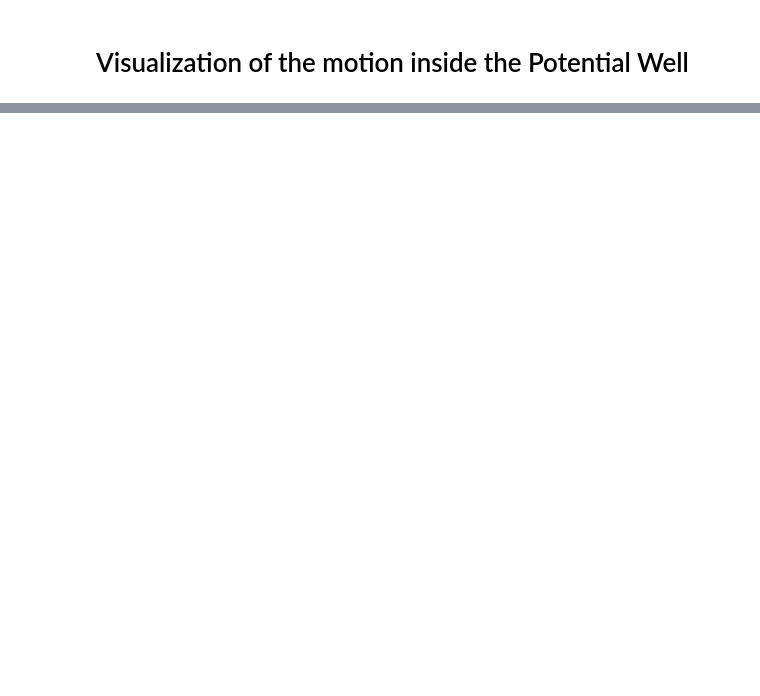
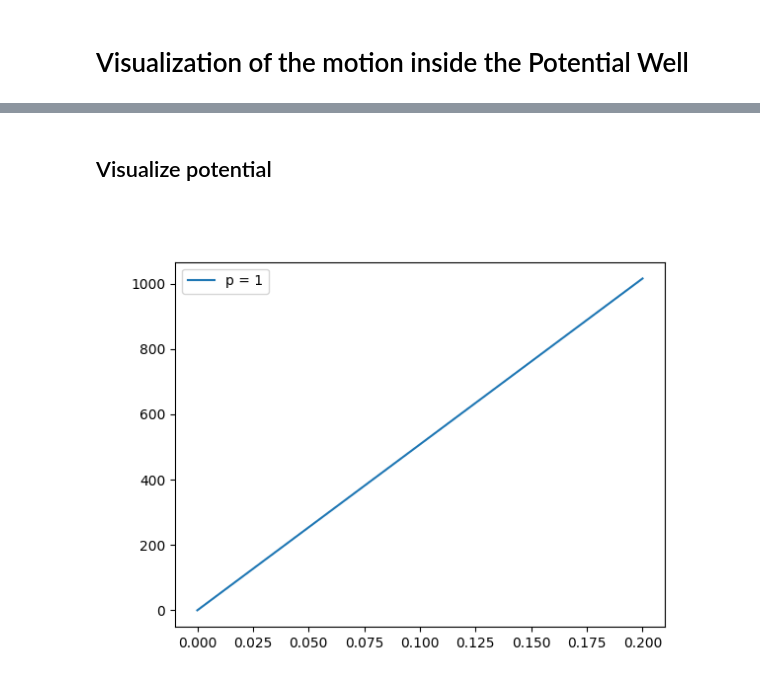
Before and after one commit to Adrianodelvincio/alphag_frequentist_analysis_2025, a Jupyter notebook: toy/Testing.ipynb, the cells around one changed output, grey strips where cells are left out. Saved outputs shown, nothing was run; the diff lists cells and outputs as text; code cells hidden in the pictures; blank space fills up the shorter version.

```diff
--- a/toy/Testing.ipynb
+++ b/toy/Testing.ipynb
@@ -585,0 +591,20 @@ plt.show()
+# %% [markdown]
+## Visualize potential
+# %%
+plt.figure(4)
+
+x = np.linspace(0, 0.20, 100)
+degree = 1
+Potential = BfieldExtended(Bfield_17mT,
+                           x,
+                           np.ones(100)*0,
+                           np.ones(100)*CONSTANTS.Zmid,
+                           0.5,
+                           degree) * 10000
+Potential -= min(Potential)
+
+plt.plot(x, Potential, label = f"p = {degree}")
+plt.legend()
+plt.show()
+# %% [output]
+[figure, added]
```
Also changed, not shown: parts of 10 cells of this notebook, 3 other files.
